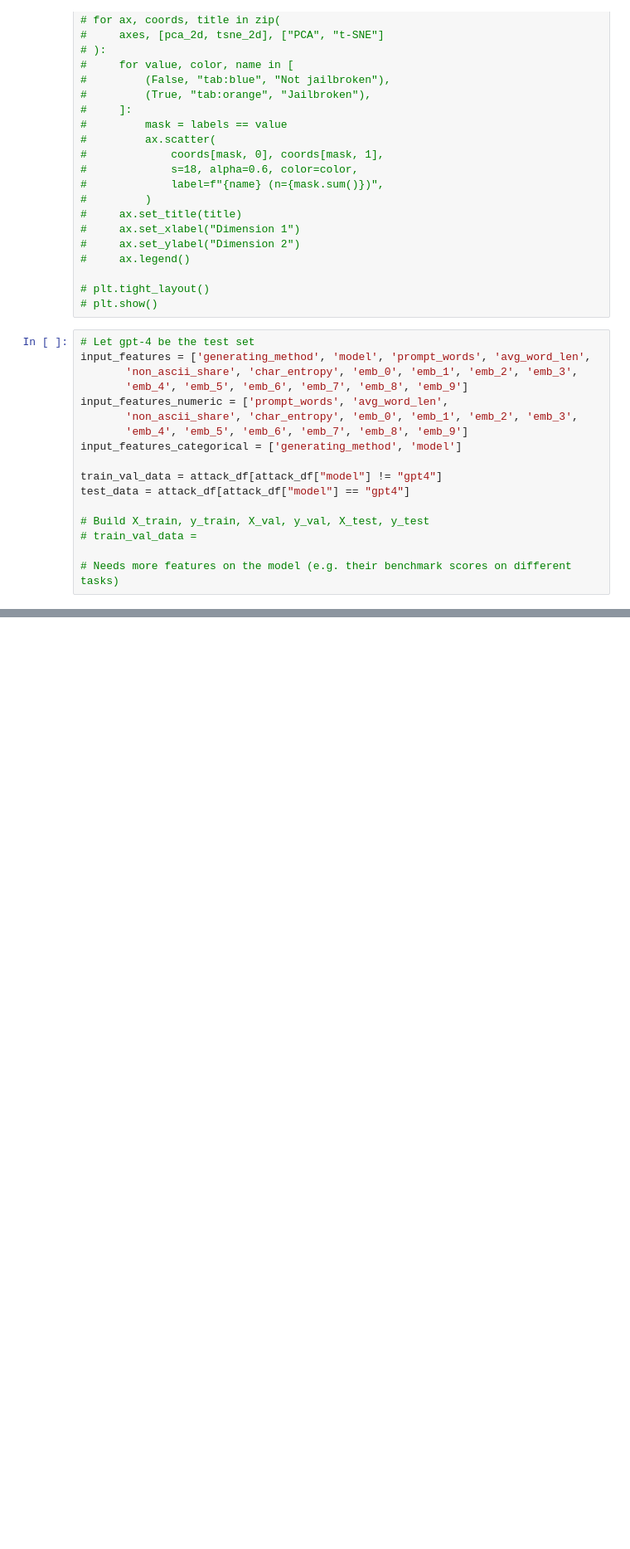
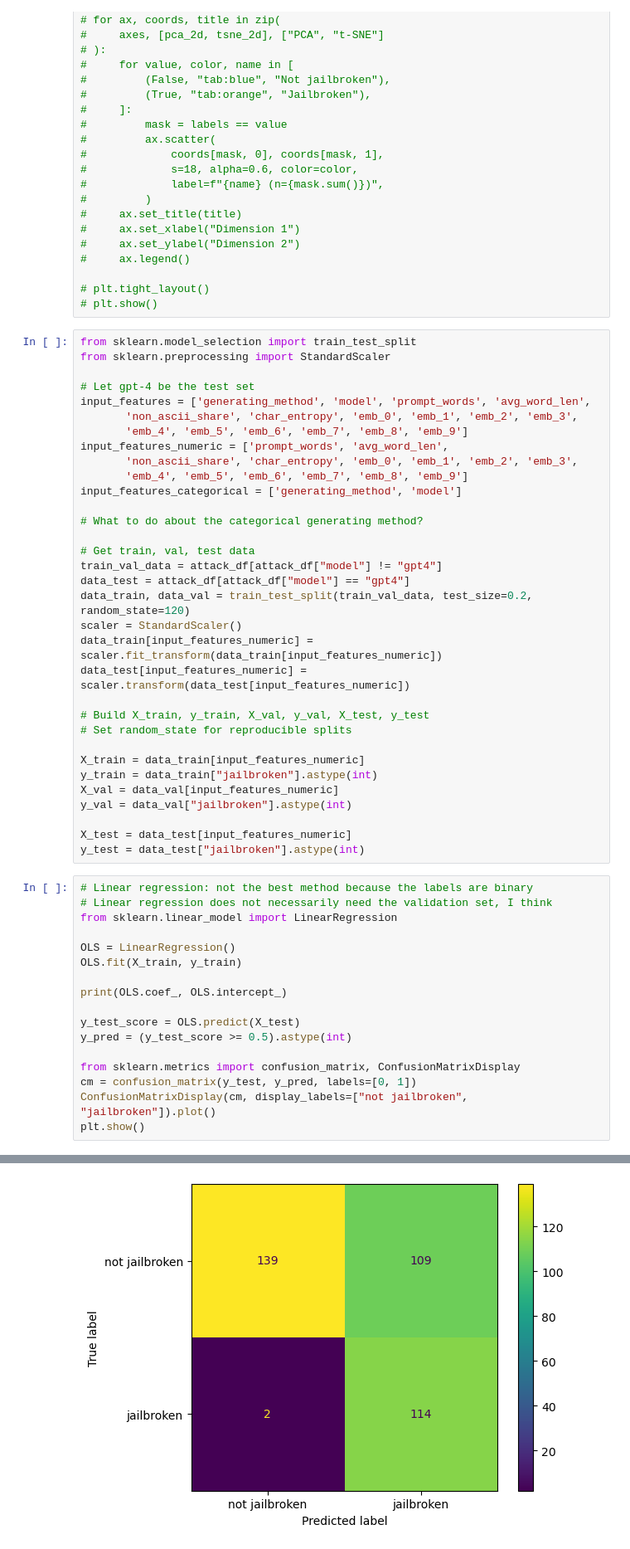
Before and after one commit to Erdos-Projects/fall-2026-llm-resisting-jailbreaking, a Jupyter notebook: src/data_cleaning_v2.ipynb, the cells around one changed output, grey strips where cells are left out. Shown at 83% size. Drawn from its saved outputs; the diff is of its cells as text; blank space fills up the shorter version.

Commit message:
code updated; new folder "data/processed" added

```diff
--- a/src/data_cleaning_v2.ipynb
+++ b/src/data_cleaning_v2.ipynb
@@ -177,6 +191,9 @@ attack_df.columns
 # plt.tight_layout()
 # plt.show()
 # %%
+from sklearn.model_selection import train_test_split
+from sklearn.preprocessing import StandardScaler
+
 # Let gpt-4 be the test set
 input_features = ['generating_method', 'model', 'prompt_words', 'avg_word_len',
        'non_ascii_share', 'char_entropy', 'emb_0', 'emb_1', 'emb_2', 'emb_3',
@@ -186,10 +203,41 @@ input_features_numeric = ['prompt_words', 'avg_word_len',
        'emb_4', 'emb_5', 'emb_6', 'emb_7', 'emb_8', 'emb_9']
 input_features_categorical = ['generating_method', 'model']
 
+# What to do about the categorical generating method?
+
+# Get train, val, test data
 train_val_data = attack_df[attack_df["model"] != "gpt4"]
-test_data = attack_df[attack_df["model"] == "gpt4"]
+data_test = attack_df[attack_df["model"] == "gpt4"]
+data_train, data_val = train_test_split(train_val_data, test_size=0.2, random_state=120)
+scaler = StandardScaler()
+data_train[input_features_numeric] = scaler.fit_transform(data_train[input_features_numeric])
+data_test[input_features_numeric] = scaler.transform(data_test[input_features_numeric])
 
 # Build X_train, y_train, X_val, y_val, X_test, y_test
-# train_val_data =
+# Set random_state for reproducible splits
 
-# Needs more features on the model (e.g. their benchmark scores on different tasks)
+X_train = data_train[input_features_numeric]
+y_train = data_train["jailbroken"].astype(int)
+X_val = data_val[input_features_numeric]
+y_val = data_val["jailbroken"].astype(int)
+
+X_test = data_test[input_features_numeric]
+y_test = data_test["jailbroken"].astype(int)
+# %%
+# Linear regression: not the best method because the labels are binary
+# Linear regression does not necessarily need the validation set, I think
+from sklearn.linear_model import LinearRegression
+
+OLS = LinearRegression()
+OLS.fit(X_train, y_train)
+
+print(OLS.coef_, OLS.intercept_)
+
+y_test_score = OLS.predict(X_test)
+y_pred = (y_test_score >= 0.5).astype(int)
+
+from sklearn.metrics import confusion_matrix, ConfusionMatrixDisplay
+cm = confusion_matrix(y_test, y_pred, labels=[0, 1])
+ConfusionMatrixDisplay(cm, display_labels=["not jailbroken", "jailbroken"]).plot()
+plt.show()
+# %% [output]
@@ -195,0 +247 @@ test_data = attack_df[attack_df["model"] == "gpt4"]
+[figure, added]
```
Also changed, not shown: parts of 6 cells of this notebook, 1 other file.
